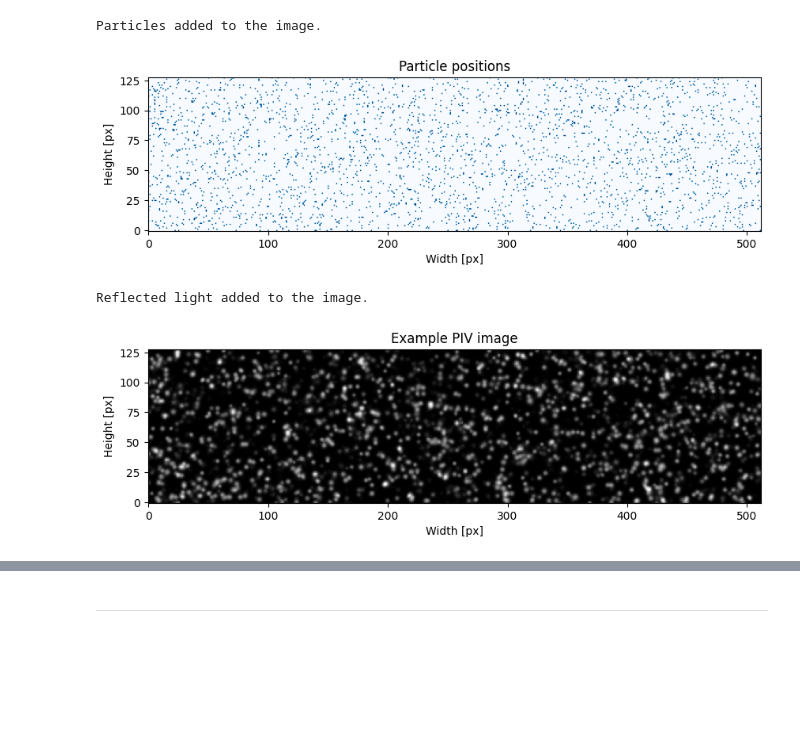
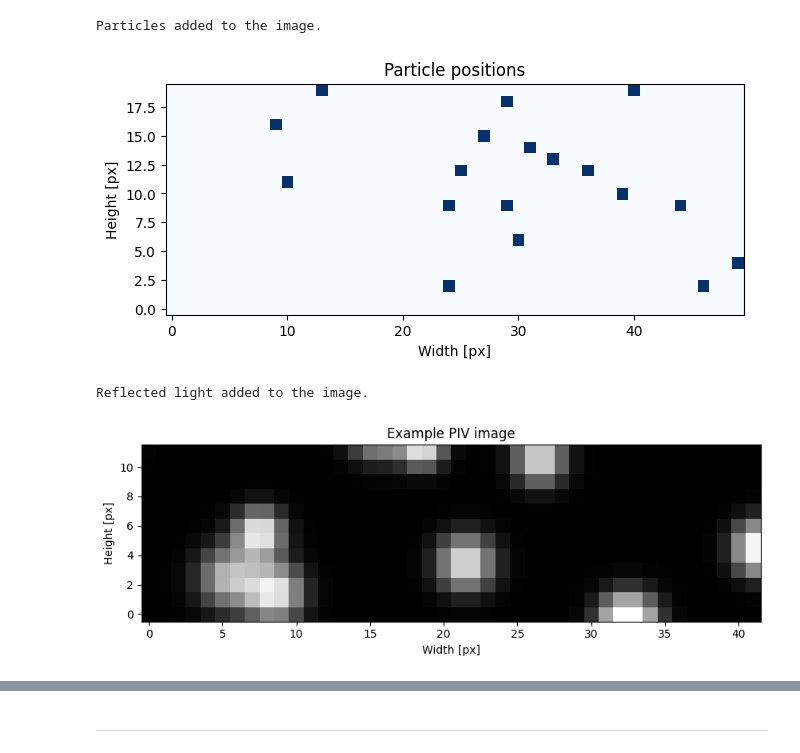
Before and after one commit to kamilazdybal/pykitPIV, a Jupyter notebook: jupyter-notebooks/debugging.ipynb, the cells around one changed output, grey strips where cells are left out. Cells and saved outputs as stored; diff of their text form; code cells hidden in the pictures; blank space fills up the shorter version.

Commit message:
Added buffers to the image

```diff
--- a/jupyter-notebooks/debugging.ipynb
+++ b/jupyter-notebooks/debugging.ipynb
@@ -11,7 +11,7 @@ Python==3.10.13
 numpy==1.26.3
 pandas==2.2.0
 # %%
-image_size = (128,512)
+image_size = (20,50)
 # %% [markdown]
 ***
 # %%
@@ -19,9 +19,10 @@ from pykitPIV import Particle, Image, FlowField
 
 particles = Particle(1,
                      size=image_size,
+                     size_buffer=0,
                      diameters=(6,10),
                      distances=(1,2),
-                     densities=(0.01,0.05),
+                     densities=(0.01,0.02),
                      signal_to_noise=(5,20),
                      diameter_std=1,
                      seeding_mode='random',
@@ -35,14 +36,15 @@ image.add_particles(particles)
 Particles added to the image.
 # %%
 image.plot(0,
+           with_buffer=True,
            xlabel='Width [px]',
            ylabel='Height [px]',
            title='Particle positions',
            cmap='Blues',
            figsize=(10,3),
            filename='particle-positions.png');
 # %% [output]
-[figure, old version]
+[figure, new version]
 # %%
 image.add_reflected_light(exposures=(0.02,0.8),
                           maximum_intensity=2**16-1,
@@ -54,6 +56,7 @@ image.add_reflected_light(exposures=(0.02,0.8),
 Reflected light added to the image.
 # %%
 image.plot(0,
+           with_buffer=False,
            xlabel='Width [px]',
            ylabel='Height [px]',
            title='Example PIV image',
@@ -61,7 +64,7 @@ image.plot(0,
            figsize=(10,3),
            filename='example-image.png');
 # %% [output]
-[figure, old version]
+[figure, new version]
 # %%
 flowfield = FlowField(5,
                       size=image_size,
```
Also changed, not shown: parts of 3 cells of this notebook, 4 other files.
